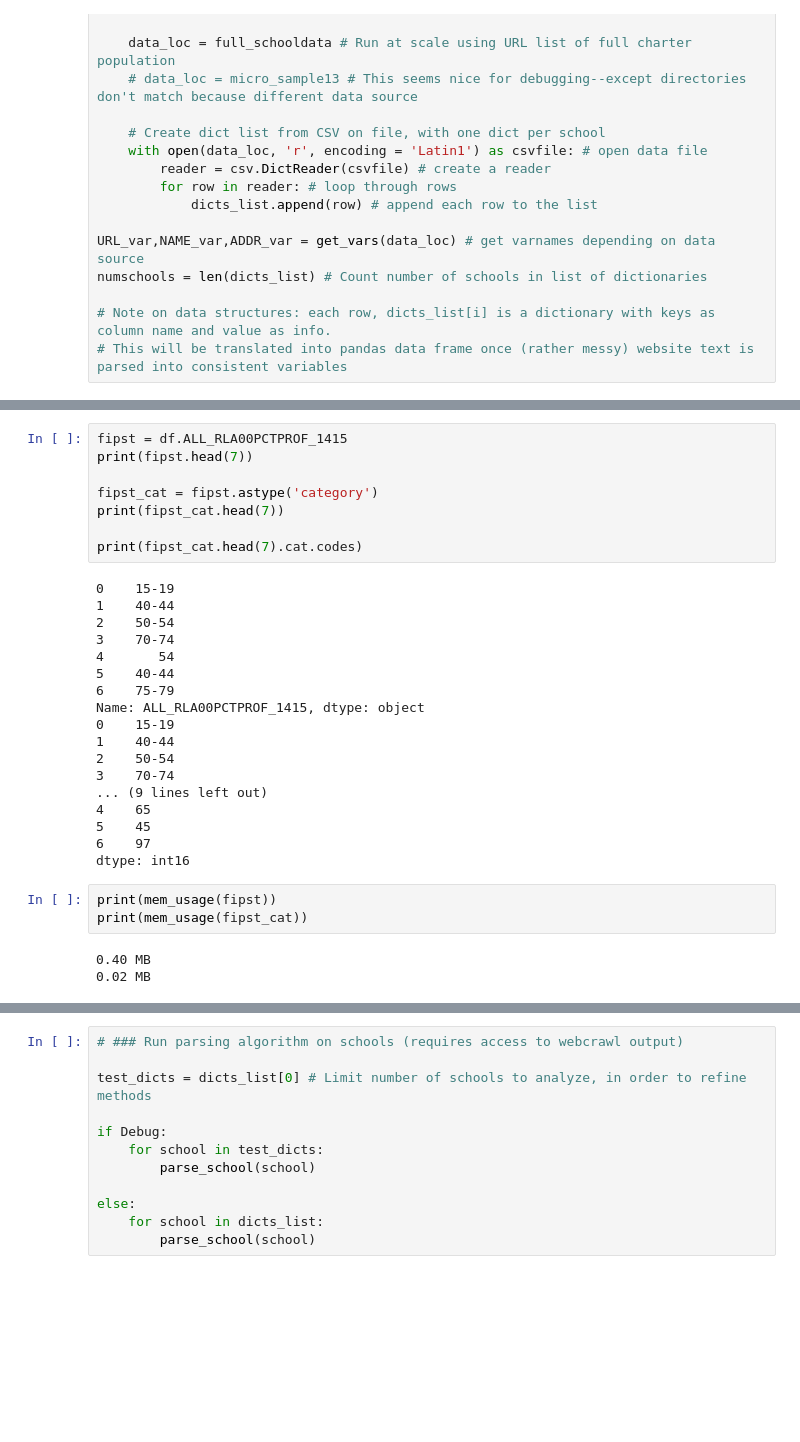
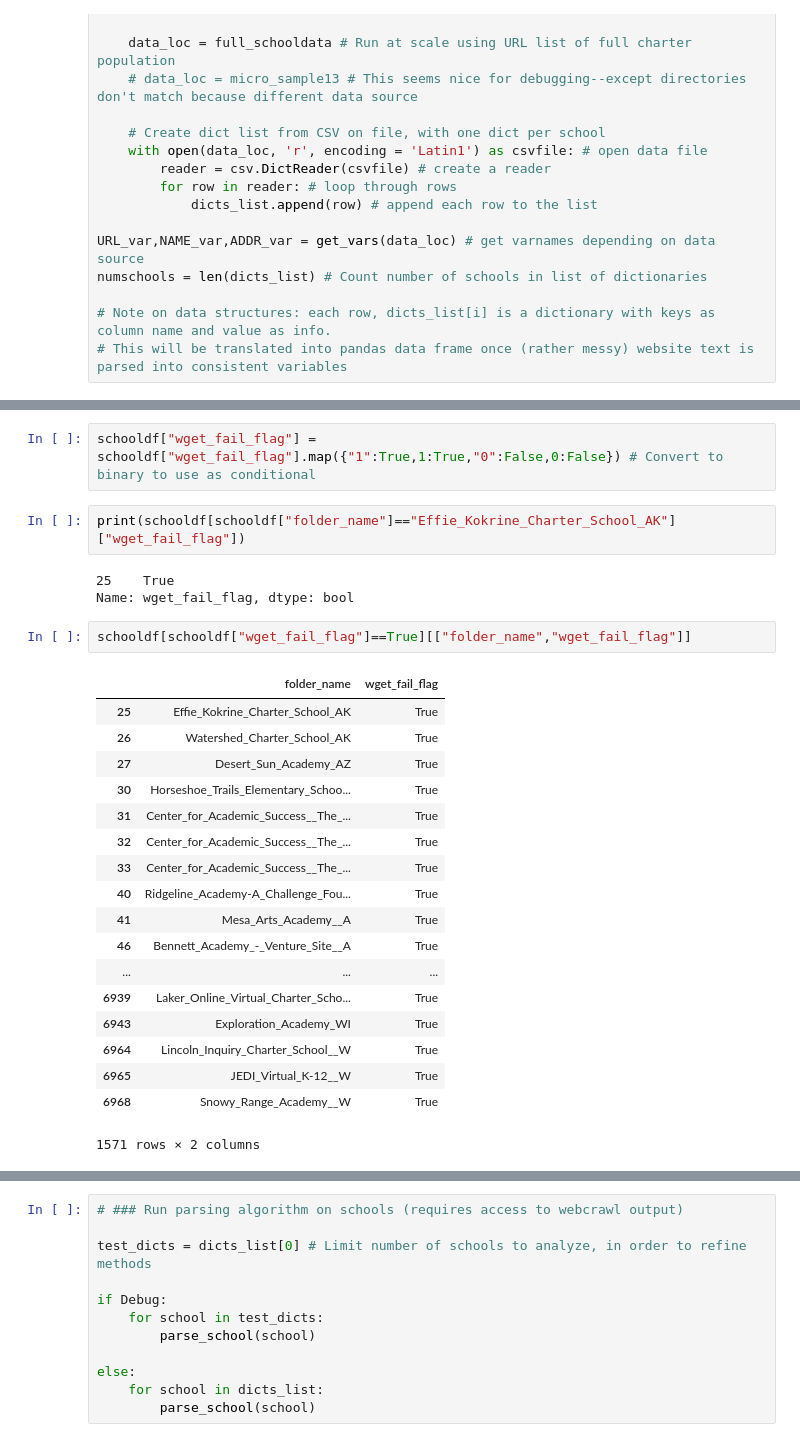
Before and after one commit to jhaber-zz/archive, a Jupyter notebook: scripts/webparser_dicts.ipynb, the cells around one changed output, grey strips where cells are left out. Cells and saved outputs as stored; diff of their text form; blank space fills up the shorter version.

```diff
--- a/scripts/webparser_dicts.ipynb
+++ b/scripts/webparser_dicts.ipynb
@@ -753,32 +743,28 @@ memory usage: 76.4 MB
-# %%
-fipst = df.ALL_RLA00PCTPROF_1415
-print(fipst.head(7))
-
-fipst_cat = fipst.astype('category')
-print(fipst_cat.head(7))
-
-print(fipst_cat.head(7).cat.codes)
-# %% [output]
-0    15-19
-1    40-44
-2    50-54
-3    70-74
-4       54
-5    40-44
-6    75-79
-Name: ALL_RLA00PCTPROF_1415, dtype: object
-0    15-19
-1    40-44
-2    50-54
-3    70-74
-... (9 lines left out)
-4    65
-5    45
-6    97
-dtype: int16
-# %%
-print(mem_usage(fipst))
-print(mem_usage(fipst_cat))
-# %% [output]
-0.40 MB
-0.02 MB
+# %%
+schooldf["wget_fail_flag"] = schooldf["wget_fail_flag"].map({"1":True,1:True,"0":False,0:False}) # Convert to binary to use as conditional
+# %%
+print(schooldf[schooldf["folder_name"]=="Effie_Kokrine_Charter_School_AK"]["wget_fail_flag"])
+# %% [output]
+25    True
+Name: wget_fail_flag, dtype: bool
+# %%
+schooldf[schooldf["wget_fail_flag"]==True][["folder_name","wget_fail_flag"]]
+# %% [output]
+|  | folder_name | wget_fail_flag |
+| 25 | Effie_Kokrine_Charter_School_AK | True |
+| 26 | Watershed_Charter_School_AK | True |
+| 27 | Desert_Sun_Academy_AZ | True |
+| 30 | Horseshoe_Trails_Elementary_Schoo... | True |
+| 31 | Center_for_Academic_Success__The_... | True |
+| 32 | Center_for_Academic_Success__The_... | True |
+| 33 | Center_for_Academic_Success__The_... | True |
+| 40 | Ridgeline_Academy-A_Challenge_Fou... | True |
+| 41 | Mesa_Arts_Academy__A | True |
+| 46 | Bennett_Academy_-_Venture_Site__A | True |
+| ... | ... | ... |
+| 6939 | Laker_Online_Virtual_Charter_Scho... | True |
+| 6943 | Exploration_Academy_WI | True |
+| 6964 | Lincoln_Inquiry_Charter_School__W | True |
+| 6965 | JEDI_Virtual_K-12__W | True |
+| 6968 | Snowy_Range_Academy__W | True |
+1571 rows × 2 columns
```
Also changed, not shown: parts of 12 cells of this notebook, 2 other files.
